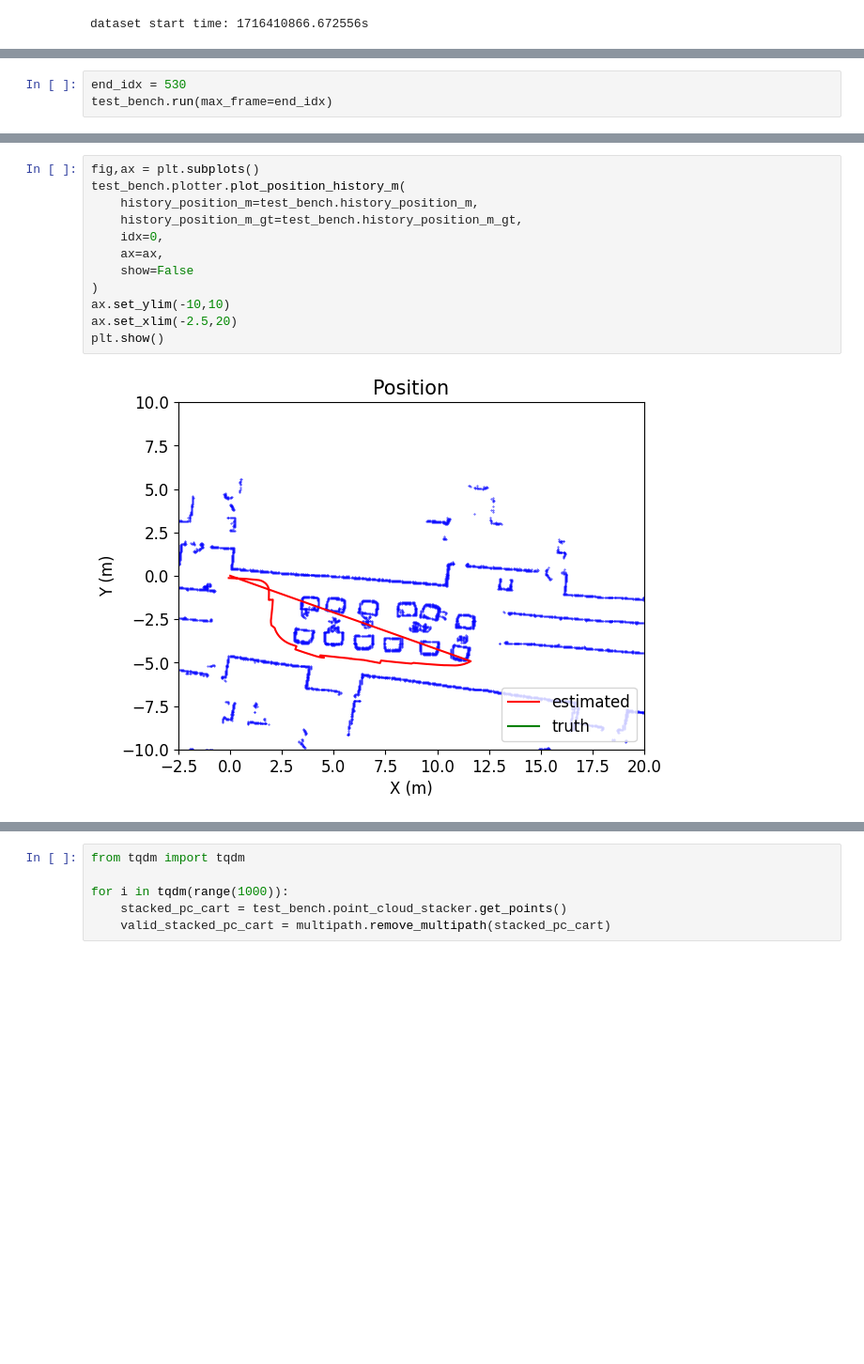
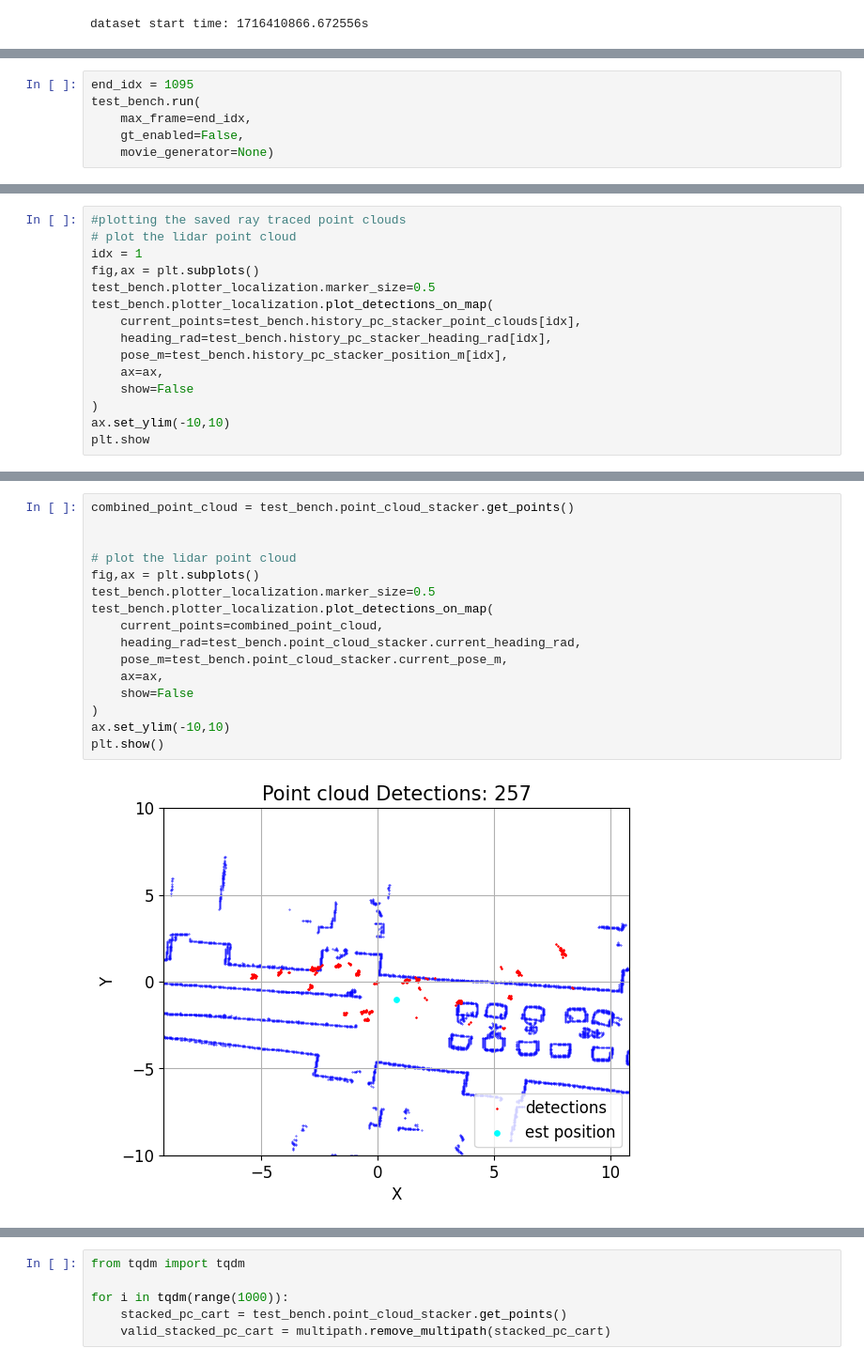
Before and after one commit to davidmhunt/odometry, a Jupyter notebook: notebooks/eval_combined_pc_kalman.ipynb, the cells around one changed output, grey strips where cells are left out. Shown at 94% size. Cells and saved outputs as stored; diff of their text form; blank space fills up the shorter version.

```diff
--- a/notebooks/eval_combined_pc_kalman.ipynb
+++ b/notebooks/eval_combined_pc_kalman.ipynb
@@ -94,0 +109,6 @@ dataset start time: 1716410866.672556s
+# %%
+end_idx = 1095
+test_bench.run(
+    max_frame=end_idx,
+    gt_enabled=False,
+    movie_generator=None)
@@ -94,0 +135,15 @@ dataset start time: 1716410866.672556s
+# %%
+#plotting the saved ray traced point clouds
+# plot the lidar point cloud
+idx = 1
+fig,ax = plt.subplots()
+test_bench.plotter_localization.marker_size=0.5
+test_bench.plotter_localization.plot_detections_on_map(
+    current_points=test_bench.history_pc_stacker_point_clouds[idx],
+    heading_rad=test_bench.history_pc_stacker_heading_rad[idx],
+    pose_m=test_bench.history_pc_stacker_position_m[idx],
+    ax=ax,
+    show=False
+)
+ax.set_ylim(-10,10)
+plt.show
@@ -109,3 +176,0 @@ plt.show()
-# %%
-end_idx = 530
-test_bench.run(max_frame=end_idx)
@@ -122,14 +177,18 @@ test_bench.plotter.plot_heading_history_deg(
 # %%
+combined_point_cloud = test_bench.point_cloud_stacker.get_points()
+
+
+# plot the lidar point cloud
 fig,ax = plt.subplots()
-test_bench.plotter.plot_position_history_m(
-    history_position_m=test_bench.history_position_m,
-    history_position_m_gt=test_bench.history_position_m_gt,
-    idx=0,
+test_bench.plotter_localization.marker_size=0.5
+test_bench.plotter_localization.plot_detections_on_map(
+    current_points=combined_point_cloud,
+    heading_rad=test_bench.point_cloud_stacker.current_heading_rad,
+    pose_m=test_bench.point_cloud_stacker.current_pose_m,
     ax=ax,
     show=False
 )
 ax.set_ylim(-10,10)
-ax.set_xlim(-2.5,20)
 plt.show()
 # %% [output]
-[figure, old version]
+[figure, new version]
```
Also changed, not shown: parts of 17 cells of this notebook, 6 other files.
